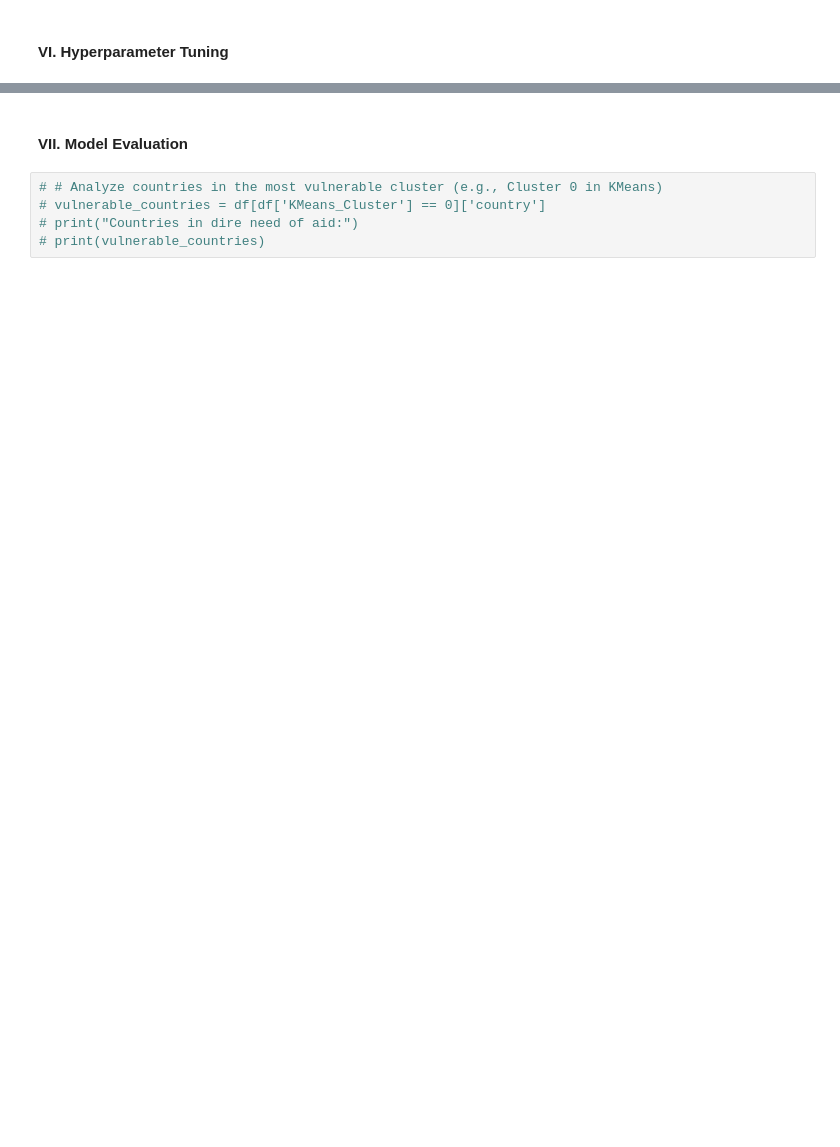
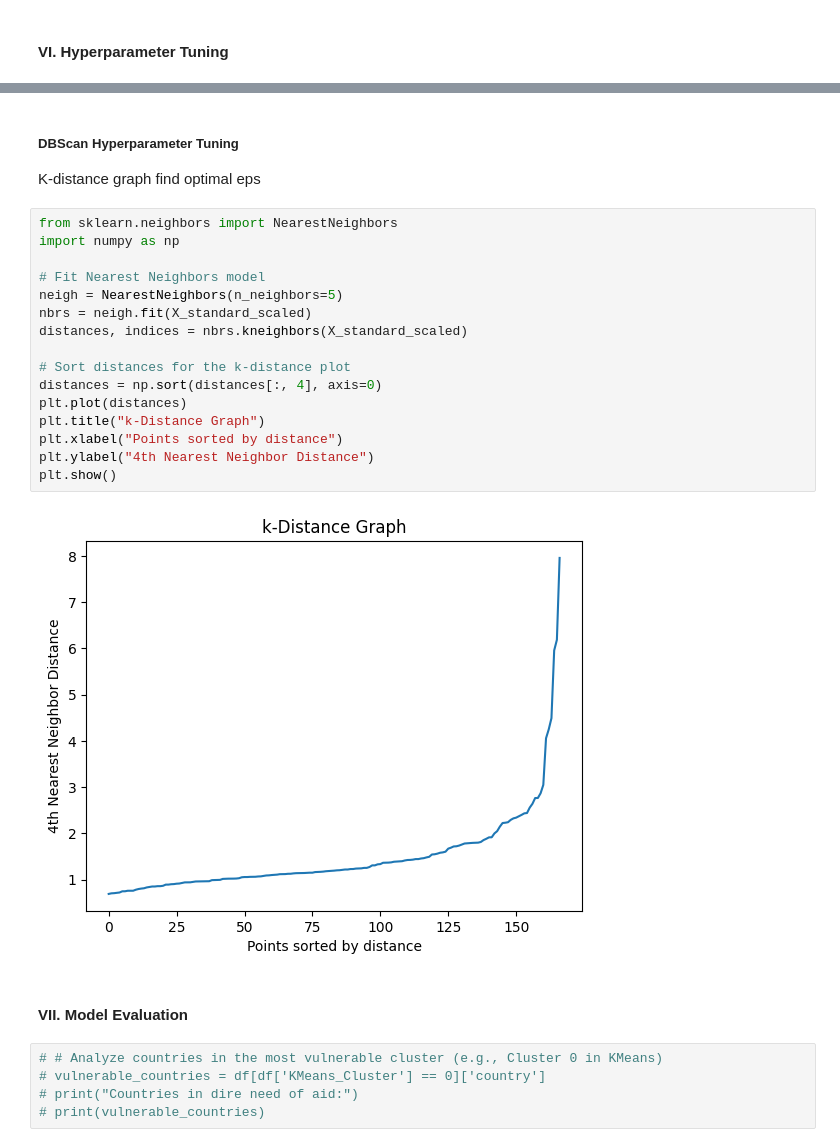
Before and after one commit to hirajya/CCADMACL_PROJECT_COM222, a Jupyter notebook: notebooks/ULCD.ipynb, the cells around one changed output, grey strips where cells are left out. Cells and saved outputs as stored; diff of their text form; blank space fills up the shorter version.

```diff
--- a/notebooks/ULCD.ipynb
+++ b/notebooks/ULCD.ipynb
@@ -243,3 +249,24 @@ X.head()
+# %% [markdown]
+##### DBScan Hyperparameter Tuning
+K-distance graph find optimal eps
+# %%
+from sklearn.neighbors import NearestNeighbors
+import numpy as np
+
+# Fit Nearest Neighbors model
+neigh = NearestNeighbors(n_neighbors=5)
+nbrs = neigh.fit(X_standard_scaled)
+distances, indices = nbrs.kneighbors(X_standard_scaled)
+
+# Sort distances for the k-distance plot
+distances = np.sort(distances[:, 4], axis=0)
+plt.plot(distances)
+plt.title("k-Distance Graph")
+plt.xlabel("Points sorted by distance")
+plt.ylabel("4th Nearest Neighbor Distance")
+plt.show()
+# %% [output]
+[figure, added]
 # %% [markdown]
 #### VII. Model Evaluation
 # %%
```
Also changed, not shown: parts of 13 cells of this notebook, 1 other file.
